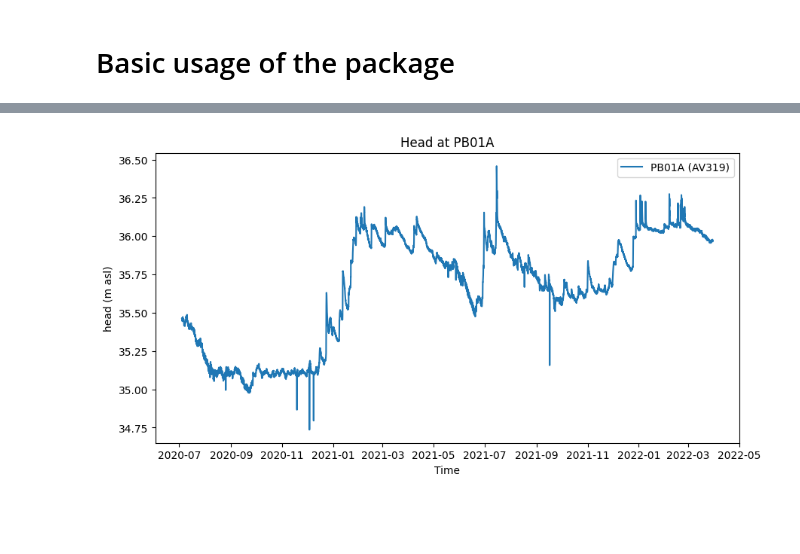
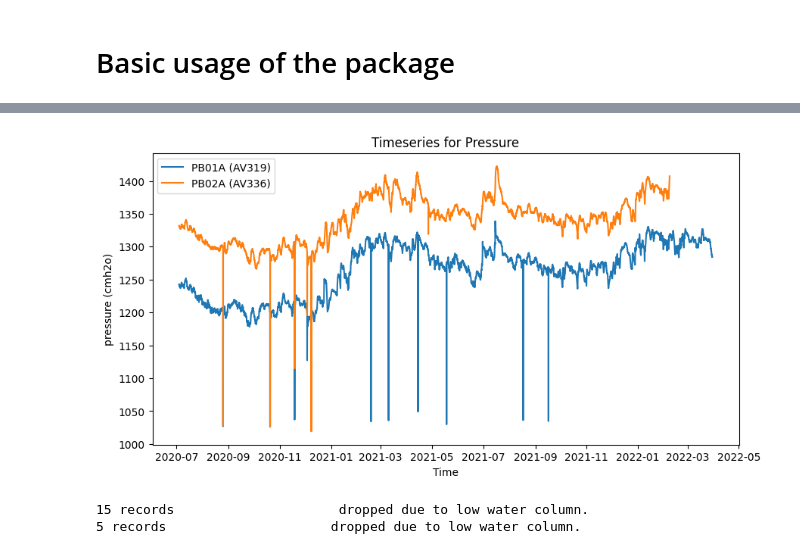
Before and after one commit to zawadzkim/gensor, a Jupyter notebook: docs/notebooks/000-basic_usage.ipynb, the cells around one changed output, grey strips where cells are left out. Saved outputs shown, nothing was run; the diff lists cells and outputs as text; code cells hidden in the pictures; blank space fills up the shorter version.

```diff
--- a/docs/notebooks/000-basic_usage.ipynb
+++ b/docs/notebooks/000-basic_usage.ipynb
@@ -62,4 +132,24 @@ pb01a_comp.transform("difference").plot()
-# %%
-fig, ax = pb01a_comp.detect_outliers("zscore").plot()
-# %% [output]
-[figure, removed]
+# %%
+# Adding extra information to the submerged sensor timeseries. This could also
+# be imported from a json file or a csv and converted into a dictionary.
+alts = {
+    "PB01A": 31.48,
+    "PB02A": 31.68
+    }
+
+groundwater_ds = ds.filter(stations=alts.keys(), variables="pressure")
+
+# we will loop over the dataset and attach the sensor altitude to the timeseries
+# based on the location name.
+for ts in groundwater_ds:
+    ts.sensor_alt = alts.get(ts.location)
+
+groundwater_ds.plot()
+# %% [output]
+[figure, added]
+# %%
+# now we can compensate the measurements. The compensate function accepts either a `Dataset` or `Timeseries` objects
+compensated_ds = gs.compensate(groundwater_ds, baro, drop_low_wc=True, threshold_wc=1.0)
+# %% [output]
+15 records                     dropped due to low water column.
+5 records                     dropped due to low water column.
```
Also changed, not shown: parts of 30 cells of this notebook, 27 other files.
